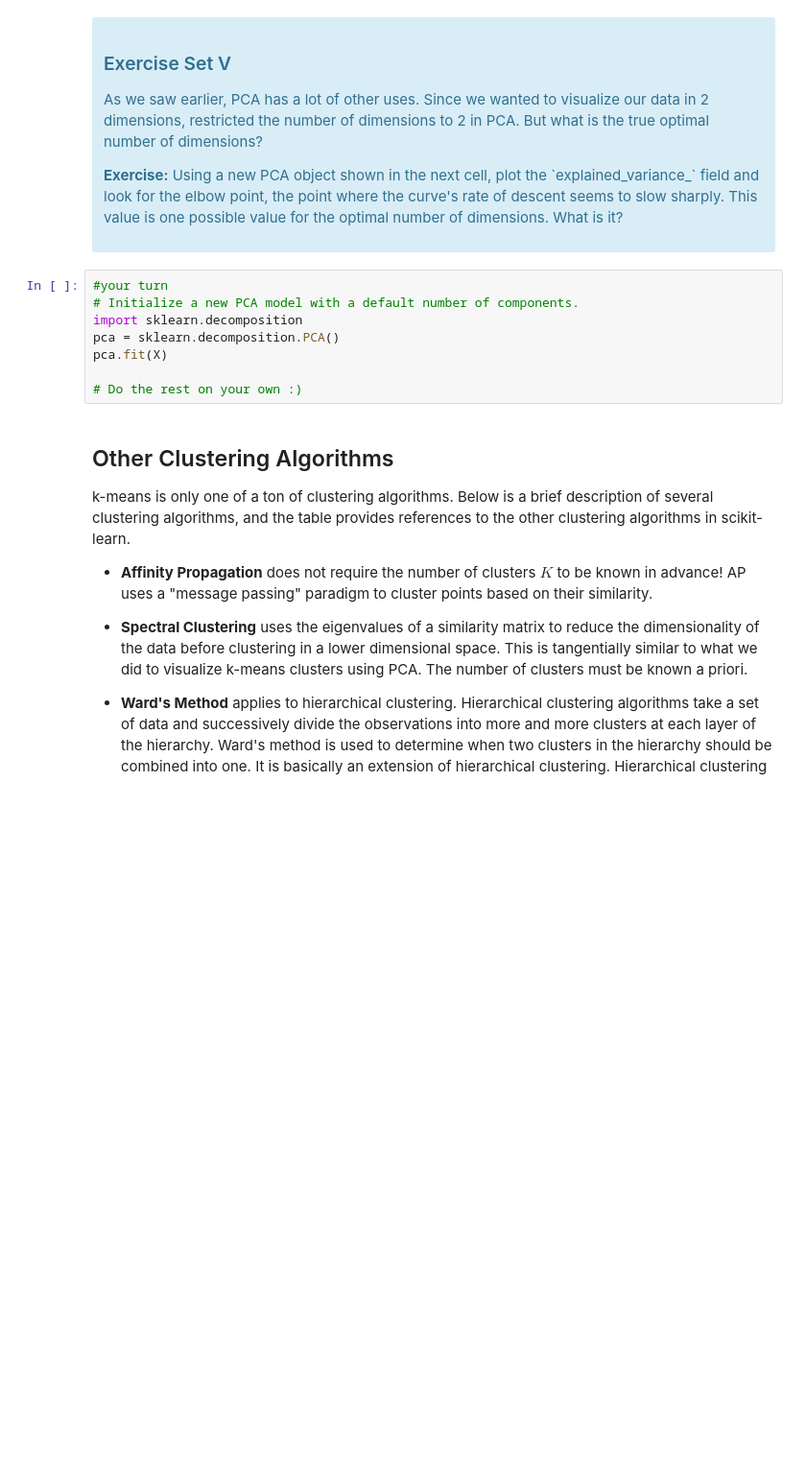
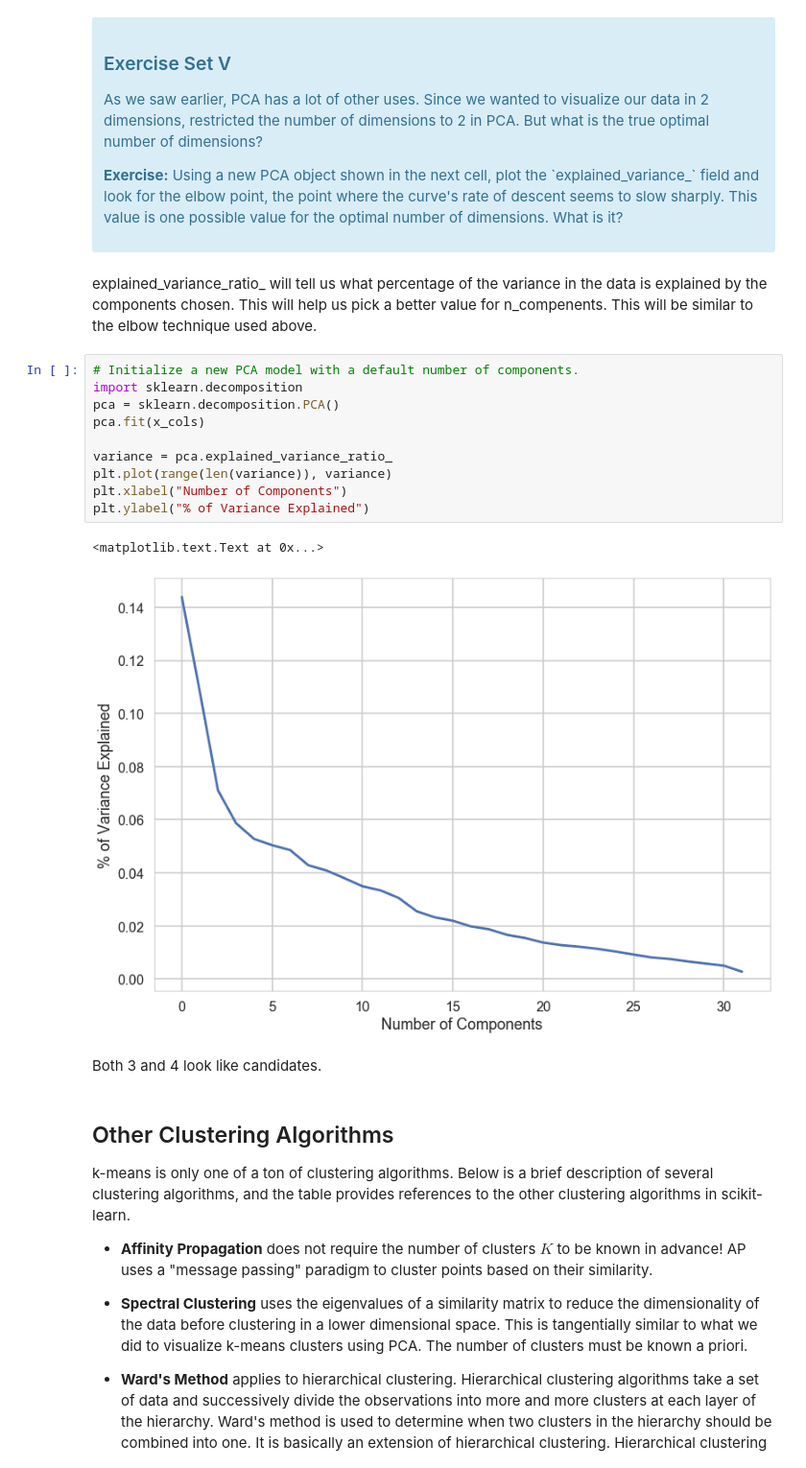
Before and after one commit to bennettjs/springboard, a Jupyter notebook: Mini_Project_Clustering.ipynb, the cells around one changed output. Shown: that part at 96% size. Drawn from its saved outputs; the diff is of its cells as text; blank space fills up the shorter version.

```diff
--- a/Mini_Project_Clustering.ipynb
+++ b/Mini_Project_Clustering.ipynb
@@ -244,14 +352,23 @@ What we've done is we've taken those columns of 0/1 indicator variables, and we'
 
 <p><b>Exercise:</b> Using a new PCA object shown in the next cell, plot the `explained_variance_` field and look for the elbow point, the point where the curve's rate of descent seems to slow sharply. This value is one possible value for the optimal number of dimensions. What is it?</p>
 </div>
+# %% [markdown]
+explained\_variance\_ratio\_ will tell us what percentage of the variance in the data is explained by the components chosen. This will help us pick a better value for n_compenents. This will be similar to the elbow technique used above.
 # %%
-#your turn
 # Initialize a new PCA model with a default number of components.
 import sklearn.decomposition
 pca = sklearn.decomposition.PCA()
-pca.fit(X)
+pca.fit(x_cols)
 
-# Do the rest on your own :)
+variance = pca.explained_variance_ratio_
+plt.plot(range(len(variance)), variance)
+plt.xlabel("Number of Components")
+plt.ylabel("% of Variance Explained")
+# %% [output]
+<matplotlib.text.Text at 0x...>
+[figure, added]
+# %% [markdown]
+Both 3 and 4 look like candidates.
 # %% [markdown]
 ## Other Clustering Algorithms
 
```
Also changed, not shown: parts of 16 cells of this notebook.
